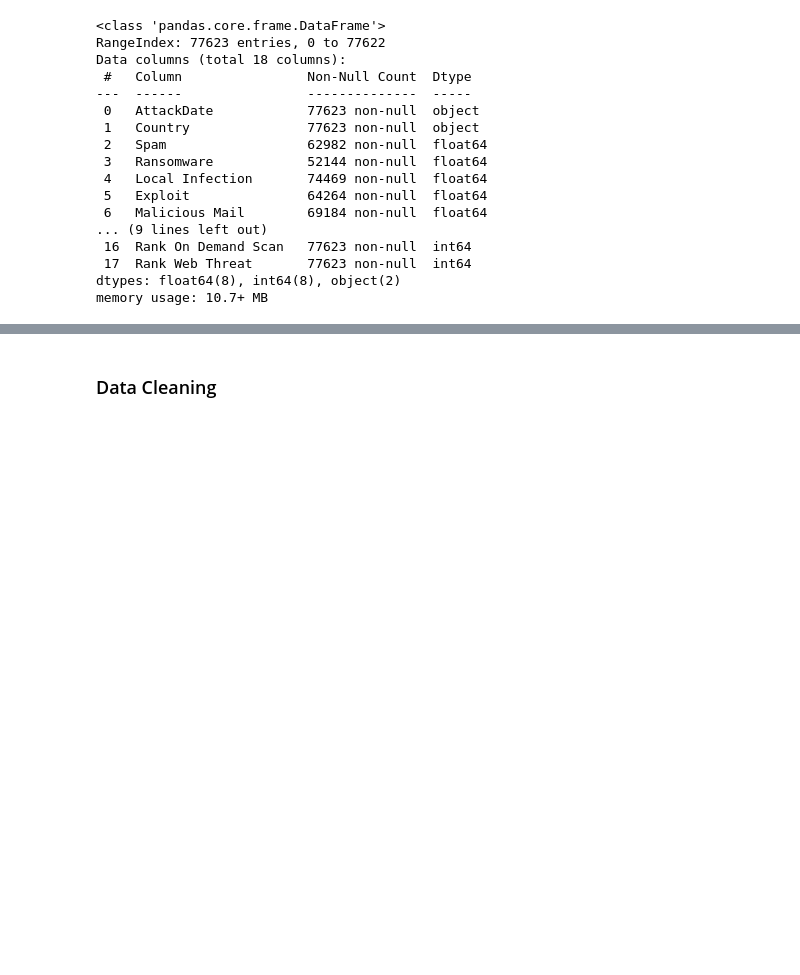
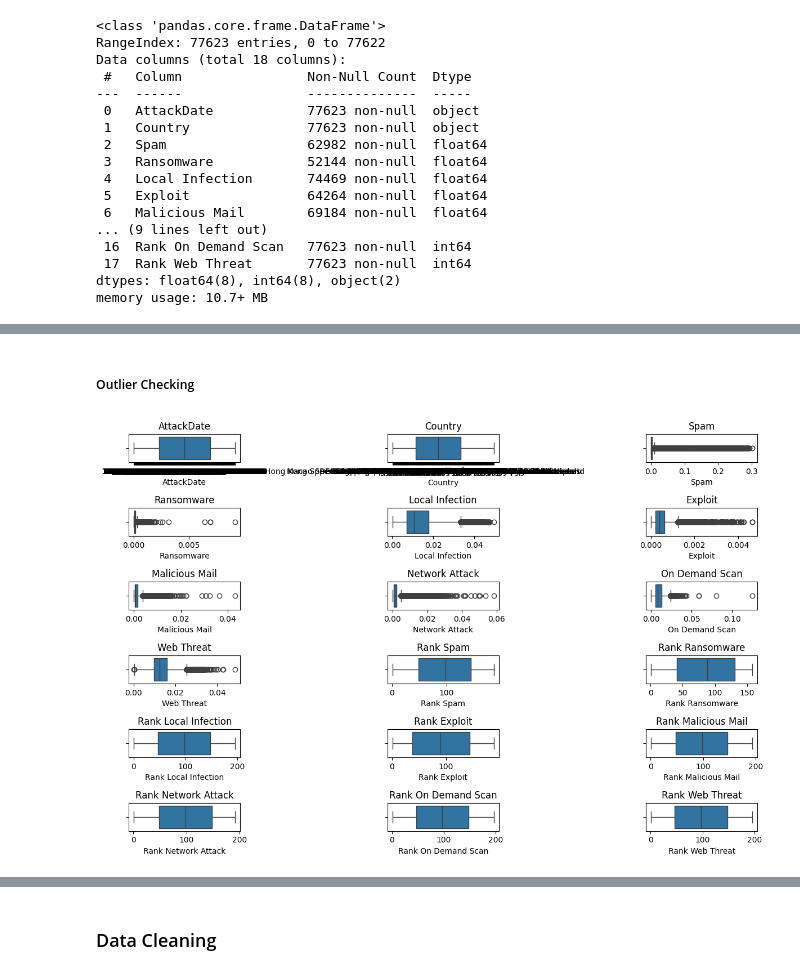
Before and after one commit to theobringino/ds-ai-ml-projects, a Jupyter notebook: projects/global_cyber_threat_landscape/global_cyber_threat_landscape_lr.ipynb, the cells around one changed output, grey strips where cells are left out. Drawn from its saved outputs; the diff is of its cells as text; code cells hidden in the pictures; blank space fills up the shorter version.

```diff
--- a/projects/global_cyber_threat_landscape/global_cyber_threat_landscape_lr.ipynb
+++ b/projects/global_cyber_threat_landscape/global_cyber_threat_landscape_lr.ipynb
@@ -244,0 +273,19 @@ memory usage: 10.7+ MB
+# %% [markdown]
+##### Outlier Checking
+# %%
+ncols = 3
+nrows = int(np.ceil(len(df.columns) / ncols))
+fig, axes = plt.subplots(nrows=nrows, ncols=ncols, figsize=(12, 8))
+axes = axes.flatten()
+
+for i, col in enumerate(df.columns):
+    sns.boxplot(x=df[col], ax=axes[i])
+    axes[i].set_title(col)
+
+for j in range(len(df.columns), len(axes)):
+    fig.delaxes(axes[j])
+
+plt.tight_layout()
+plt.show()
+# %% [output]
+[figure, added]
```
Also changed, not shown: parts of 17 cells of this notebook.
